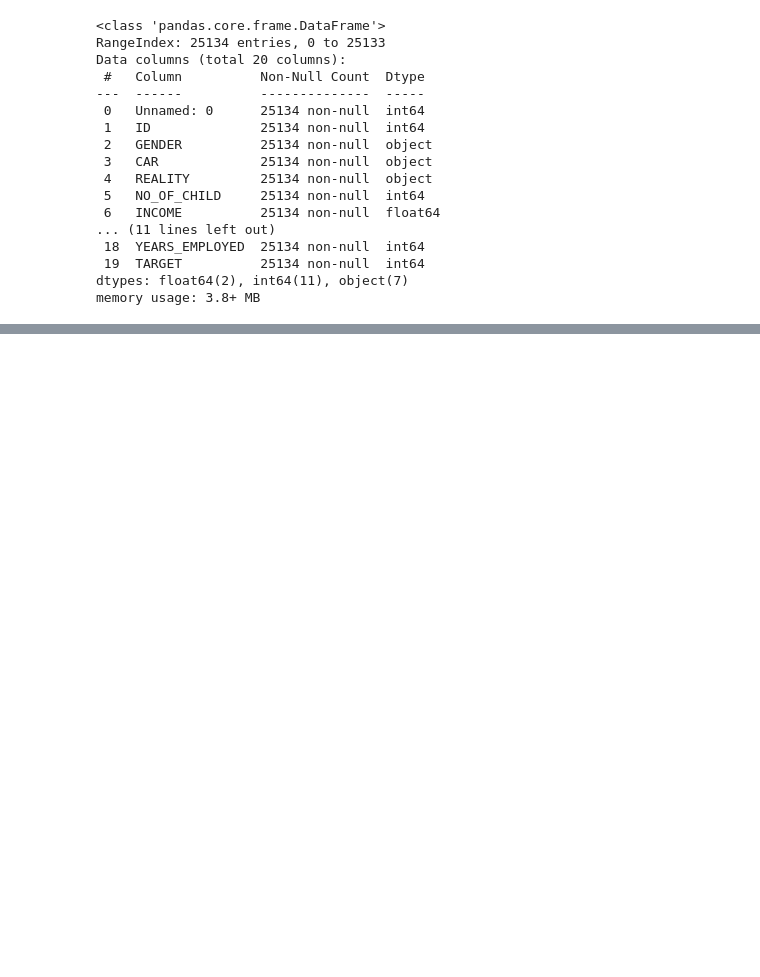
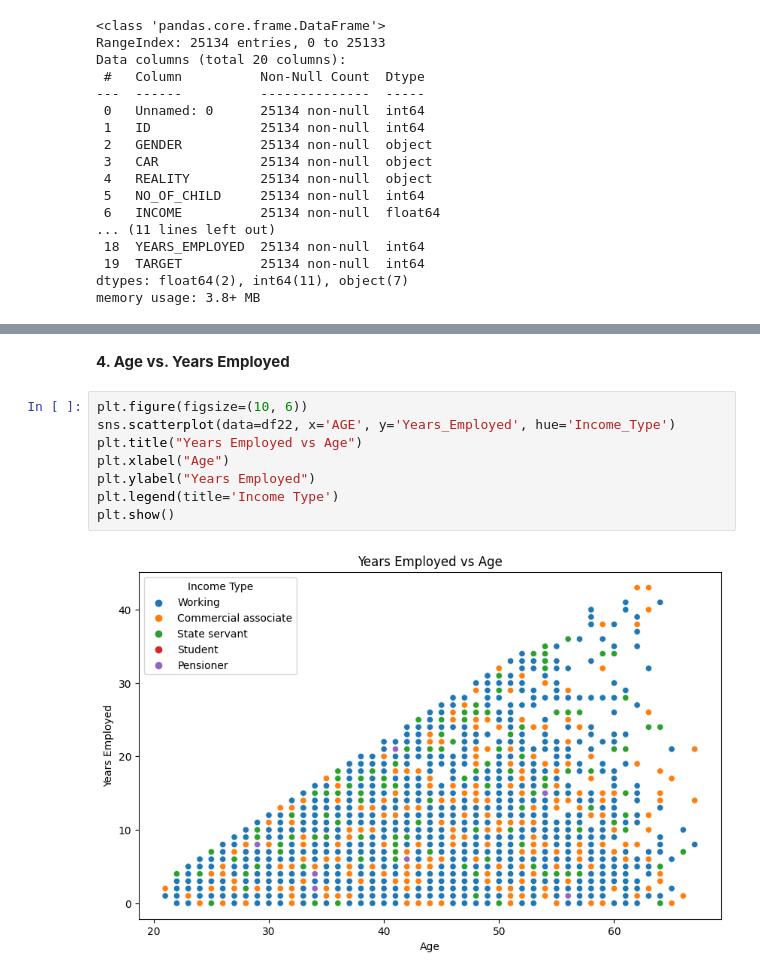
Before and after one commit to victormuuo07/PennyPal-System, a Jupyter notebook: pennypal-system.ipynb, the cells around one changed output, grey strips where cells are left out. Cells and saved outputs as stored; diff of their text form; blank space fills up the shorter version.

```diff
--- a/pennypal-system.ipynb
+++ b/pennypal-system.ipynb
@@ -1593,0 +1687,12 @@ memory usage: 3.8+ MB
+# %% [markdown]
+**4. Age vs. Years Employed**
+# %%
+plt.figure(figsize=(10, 6))
+sns.scatterplot(data=df22, x='AGE', y='Years_Employed', hue='Income_Type')
+plt.title("Years Employed vs Age")
+plt.xlabel("Age")
+plt.ylabel("Years Employed")
+plt.legend(title='Income Type')
+plt.show()
+# %% [output]
+[figure, added]
```
Also changed, not shown: parts of 9 cells of this notebook.
